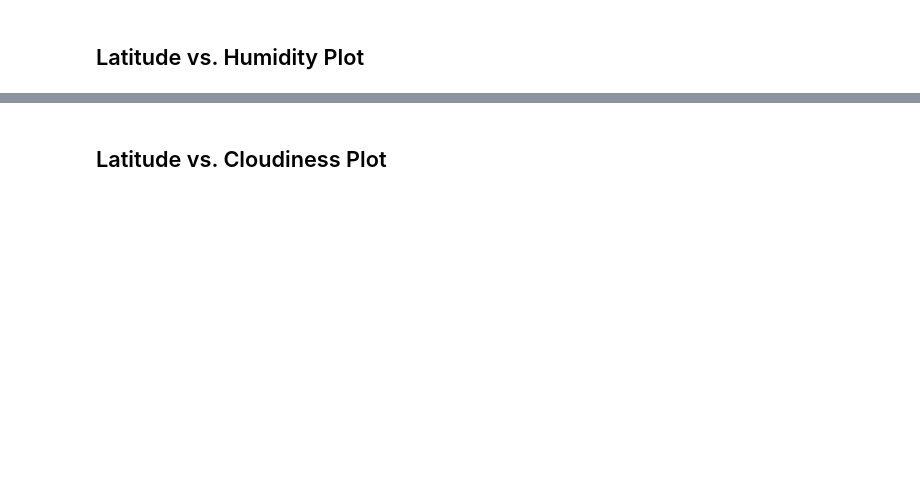
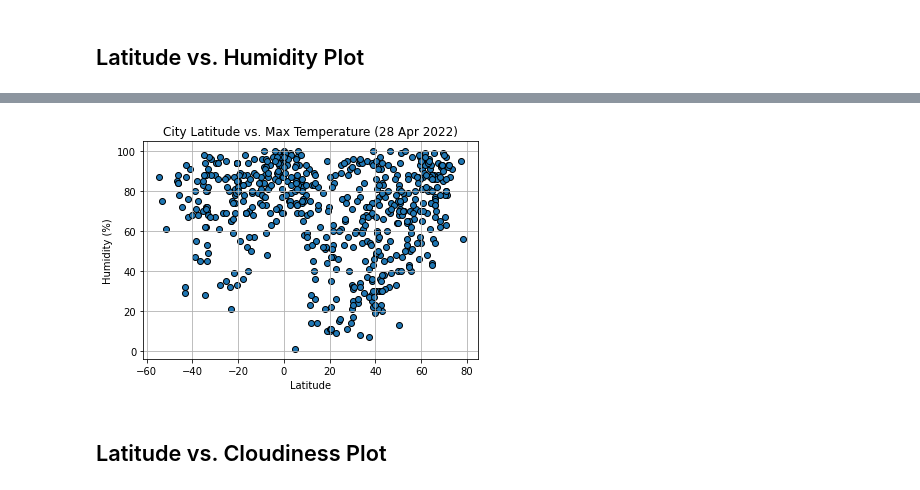
Before and after one commit to RL-Lane/python-api-challenge, a Jupyter notebook: WeatherPy.ipynb, the cells around one changed output, grey strips where cells are left out. Saved outputs shown, nothing was run; the diff lists cells and outputs as text; code cells hidden in the pictures; blank space fills up the shorter version.

```diff
--- a/WeatherPy.ipynb
+++ b/WeatherPy.ipynb
@@ -229,2 +221,11 @@ Int64Index([], dtype='int64')
+# %%
+plt.scatter(cities_cleaned_df['Lat'], cities_cleaned_df['Humidity'], marker = 'o', edgecolors='black')
+plt.xlabel('Latitude')
+plt.ylabel('Humidity (%)')
+plt.title("City Latitude vs. Max Temperature (28 Apr 2022)")
+plt.grid()
+plt.show()
+# %% [output]
+[figure, added]
 # %% [markdown]
 ## Latitude vs. Cloudiness Plot
```
Also changed, not shown: parts of 30 cells of this notebook, 20 other files.
